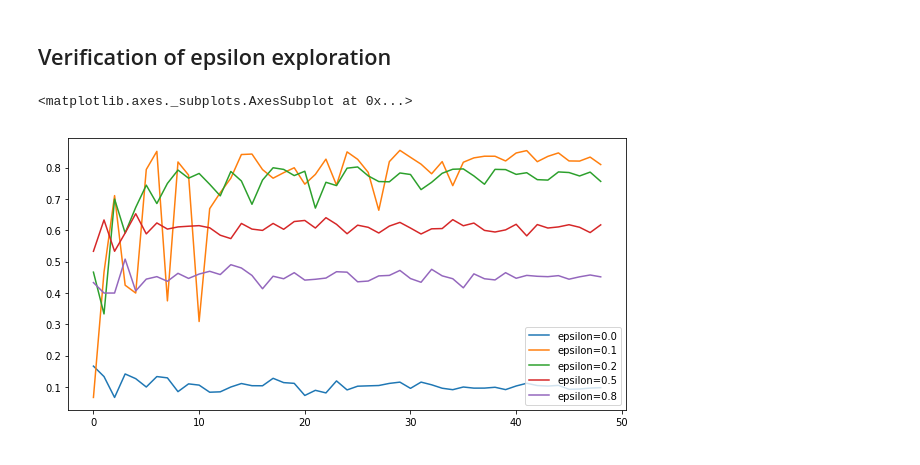
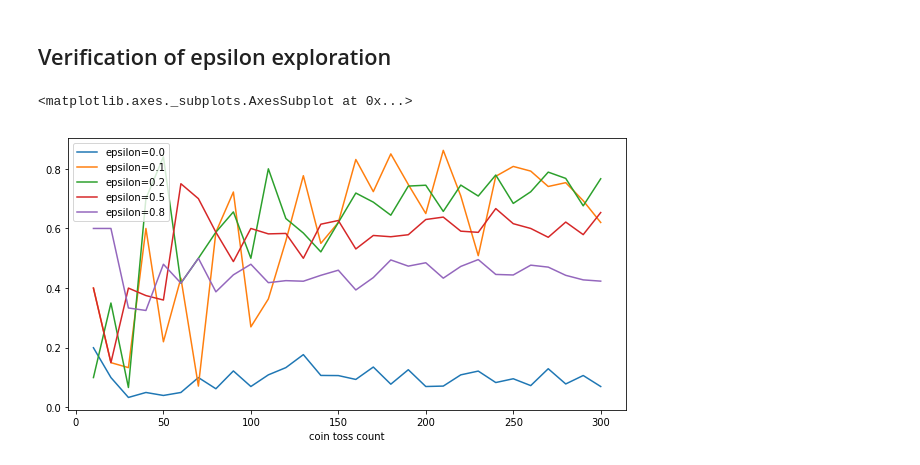
Before and after one commit to icoxfog417/baby-steps-of-rl-ja, a Jupyter notebook: EL/notebooks/Epsilon&Greedy.ipynb, the cells around one changed output. Drawn from its saved outputs; the diff is of its cells as text; code cells hidden in the pictures.

```diff
--- a/EL/notebooks/Epsilon&Greedy.ipynb
+++ b/EL/notebooks/Epsilon&Greedy.ipynb
@@ -61,49 +61,48 @@ class EpsilonGreedyAgent():
         else:
             return np.argmax(self.V)
 
-    def learn(self, env, episode_count=50):
+    def play(self, env):
         # Initialize estimation
         N = [0] * len(env)
         self.V = [0] * len(env)
 
-        history = []
-        for e in range(episode_count):
-            env.reset()
-            done = False
-            rewards = []
-            while not done:
-                selected_coin = self.policy()
-                reward, done = env.step(selected_coin)
-                rewards.append(reward)
+        env.reset()
+        done = False
+        rewards = []
+        while not done:
+            selected_coin = self.policy()
+            reward, done = env.step(selected_coin)
+            rewards.append(reward)
 
-                n = N[selected_coin]
-                coin_average = self.V[selected_coin]
-                new_average = (coin_average * n + reward) / (n + 1)
-                N[selected_coin] += 1
-                self.V[selected_coin] = new_average
-            else:
-                history.append(np.mean(rewards))
+            n = N[selected_coin]
+            coin_average = self.V[selected_coin]
+            new_average = (coin_average * n + reward) / (n + 1)
+            N[selected_coin] += 1
+            self.V[selected_coin] = new_average
 
-        return history
+        return rewards
 # %% [markdown]
 ## Verification of epsilon exploration
 # %%
 import pandas as pd
 import matplotlib.pyplot as plt
 
 env = CoinToss([0.1, 0.5, 0.1, 0.9, 0.1])
 epsilons = [0.0, 0.1, 0.2, 0.5, 0.8]
-episode_counts = range(1, 50)
+game_steps = list(range(10, 310, 10))
 result = {}
 for e in epsilons:
     agent = EpsilonGreedyAgent(epsilon=e)
     means = []
-    for c in episode_counts:
-        history = agent.learn(env, episode_count=c)
-        means.append(np.mean(history))
+    for s in game_steps:
+        env.max_episode_steps = s
+        rewards = agent.play(env)
+        means.append(np.mean(rewards))
     result["epsilon={}".format(e)] = means
+result["coin toss count"] = game_steps
 result = pd.DataFrame(result)
+result.set_index("coin toss count", drop=True, inplace=True)
 result.plot.line(figsize=(10, 5))
 # %% [output]
 <matplotlib.axes._subplots.AxesSubplot at 0x...>
-[figure, old version]
+[figure, new version]
```
Also changed, not shown: 1 other file.
